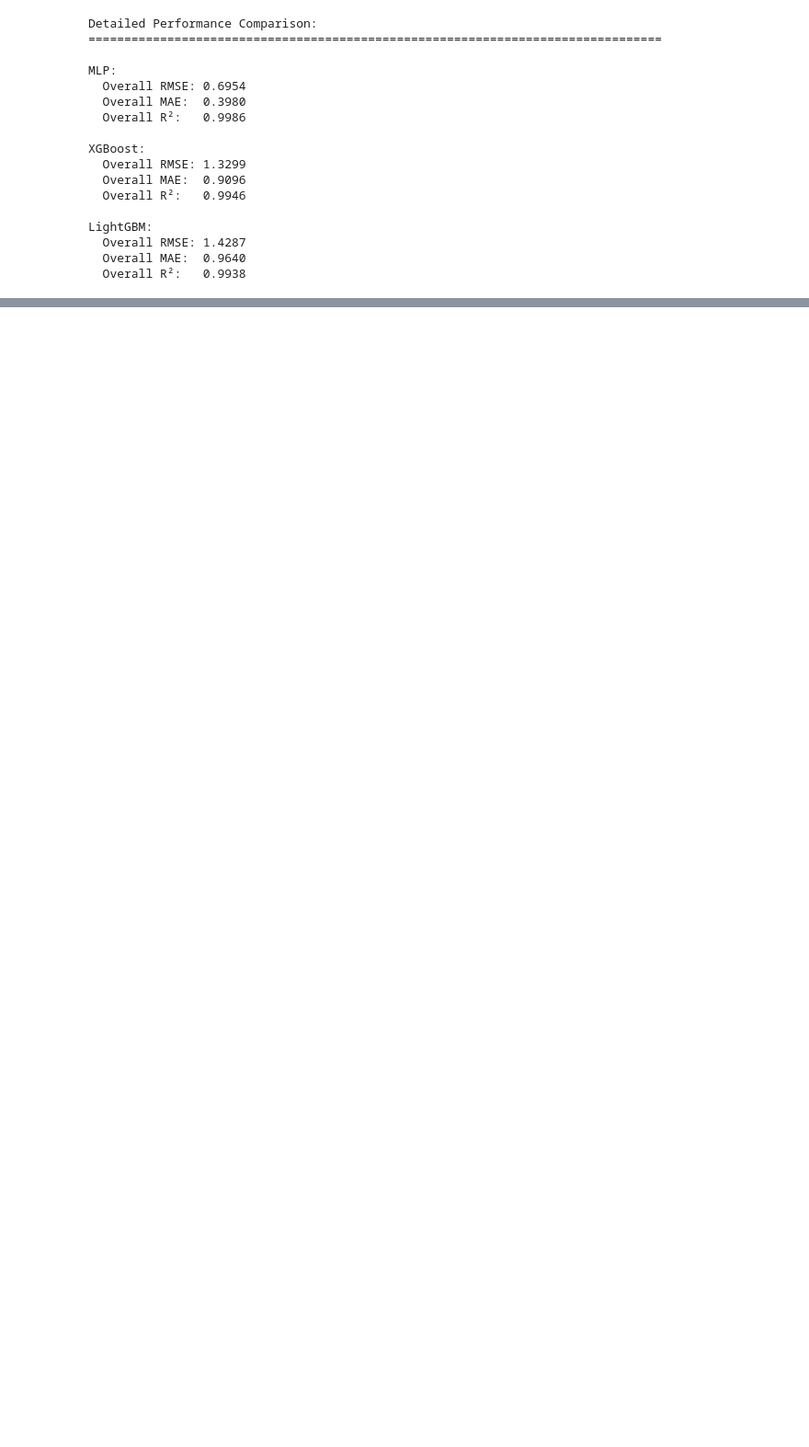
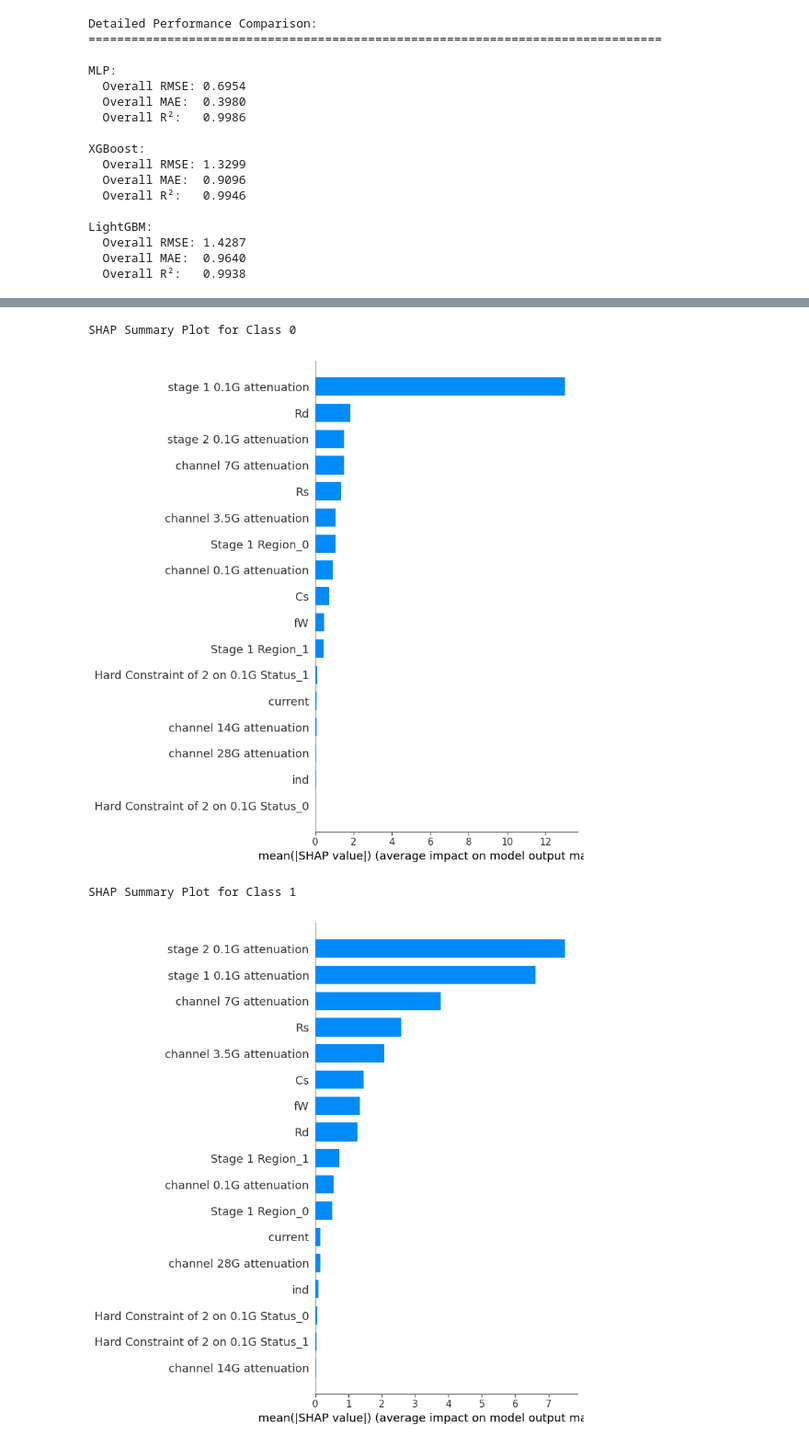
Before and after one commit to Oysturn-Vas/Machine-Learning-for-CTLE-Circuit-Generation, a Jupyter notebook: baseline.ipynb, the cells around one changed output, grey strips where cells are left out. Shown at 92% size. Drawn from its saved outputs; the diff is of its cells as text; code cells hidden in the pictures; blank space fills up the shorter version.

```diff
--- a/baseline.ipynb
+++ b/baseline.ipynb
@@ -846,0 +849,9 @@ LightGBM:
+# %%
+import shap
+
+# Use the KernelExplainer for your MLP, as it's model-agnostic
+# For tree models like XGBoost, use shap.TreeExplainer for much faster performance
+explainer = shap.KernelExplainer(
+    best_dnn.predict, shap.sample(X_train_df, 50)
+)  # Summarize training data
+shap_values = explainer.shap_values(X_test_df)
@@ -846,0 +877,10 @@ LightGBM:
+# %%
+# Loop through all 8 classes and create a summary plot for each
+for i in range(8):
+    print(f"SHAP Summary Plot for Class {i}")
+    shap.summary_plot(shap_values[:, :, i], X_test_df, plot_type="bar", show=True)
+# %% [output]
+SHAP Summary Plot for Class 0
+[figure, added]
+SHAP Summary Plot for Class 1
+[figure, added]
```
Also changed, not shown: parts of 13 cells of this notebook, 27 other files.
